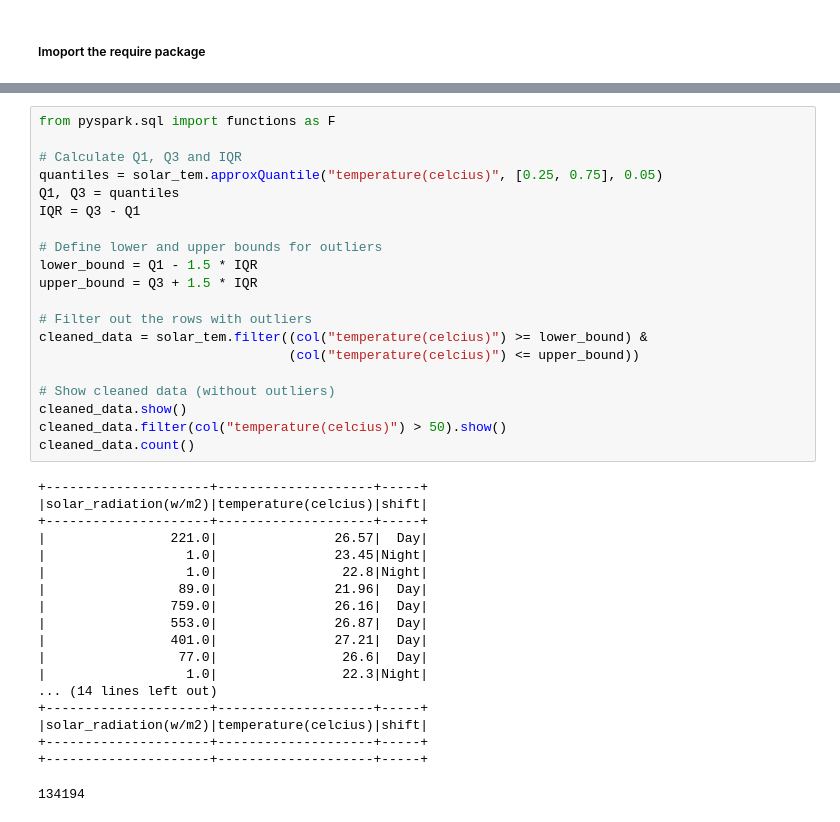
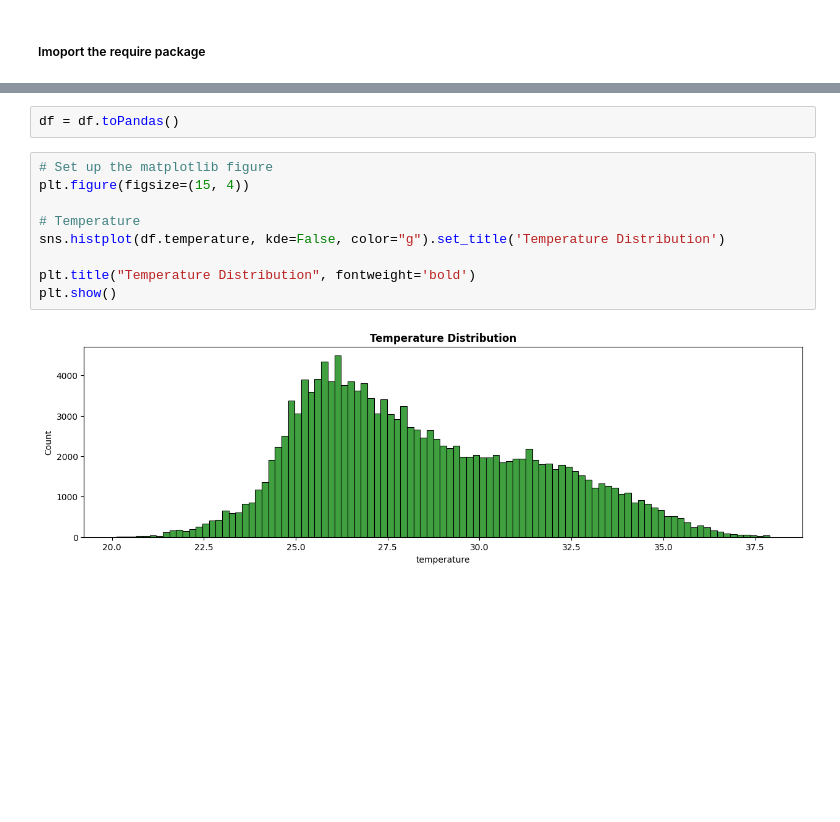
Before and after one commit to Cheapanha-Sok/Samsung-Innovation-Campus-Big-Data-Capstone-Project, a Jupyter notebook: Data_Visualization.ipynb, the cells around one changed output, grey strips where cells are left out. Cells and saved outputs as stored; diff of their text form; blank space fills up the shorter version.

```diff
--- a/Data_Visualization.ipynb
+++ b/Data_Visualization.ipynb
@@ -92,39 +49,13 @@ only showing top 20 rows
-# %%
-from pyspark.sql import functions as F
-
-# Calculate Q1, Q3 and IQR
-quantiles = solar_tem.approxQuantile("temperature(celcius)", [0.25, 0.75], 0.05)
-Q1, Q3 = quantiles
-IQR = Q3 - Q1
-
-# Define lower and upper bounds for outliers
-lower_bound = Q1 - 1.5 * IQR
-upper_bound = Q3 + 1.5 * IQR
-
-# Filter out the rows with outliers
-cleaned_data = solar_tem.filter((col("temperature(celcius)") >= lower_bound) &
-                                (col("temperature(celcius)") <= upper_bound))
-
-# Show cleaned data (without outliers)
-cleaned_data.show()
-cleaned_data.filter(col("temperature(celcius)") > 50).show()
-cleaned_data.count()
-# %% [output]
-+---------------------+--------------------+-----+
-|solar_radiation(w/m2)|temperature(celcius)|shift|
-+---------------------+--------------------+-----+
-|                221.0|               26.57|  Day|
-|                  1.0|               23.45|Night|
-|                  1.0|                22.8|Night|
-|                 89.0|               21.96|  Day|
-|                759.0|               26.16|  Day|
-|                553.0|               26.87|  Day|
-|                401.0|               27.21|  Day|
-|                 77.0|                26.6|  Day|
-|                  1.0|                22.3|Night|
-... (14 lines left out)
-+---------------------+--------------------+-----+
-|solar_radiation(w/m2)|temperature(celcius)|shift|
-+---------------------+--------------------+-----+
-+---------------------+--------------------+-----+
-134194
+# %%
+df = df.toPandas()
+# %%
+# Set up the matplotlib figure
+plt.figure(figsize=(15, 4))
+
+# Temperature
+sns.histplot(df.temperature, kde=False, color="g").set_title('Temperature Distribution')
+
+plt.title("Temperature Distribution", fontweight='bold')
+plt.show()
+# %% [output]
+[figure, added]
```
Also changed, not shown: parts of 14 cells of this notebook, 11 other files.
